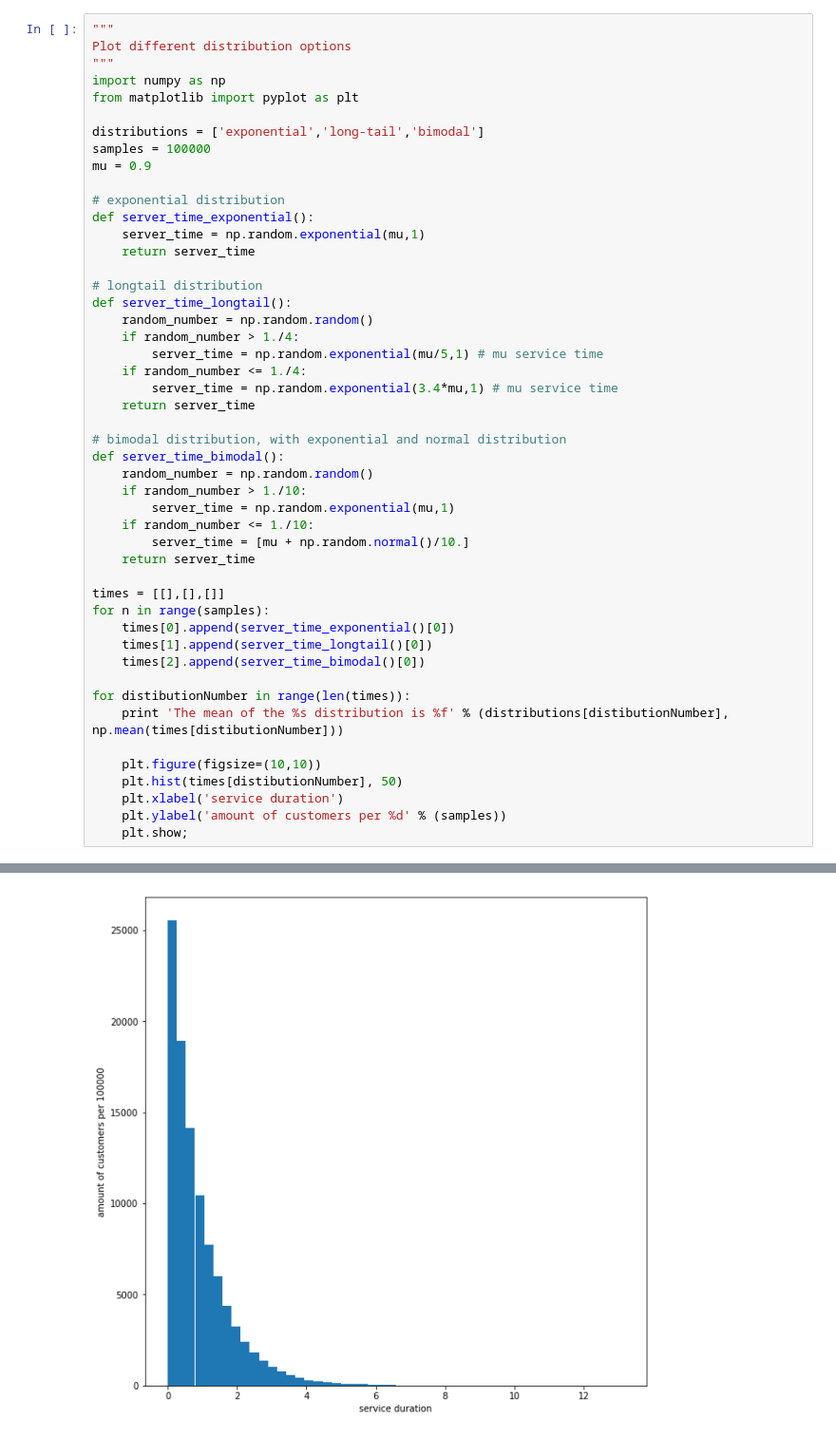
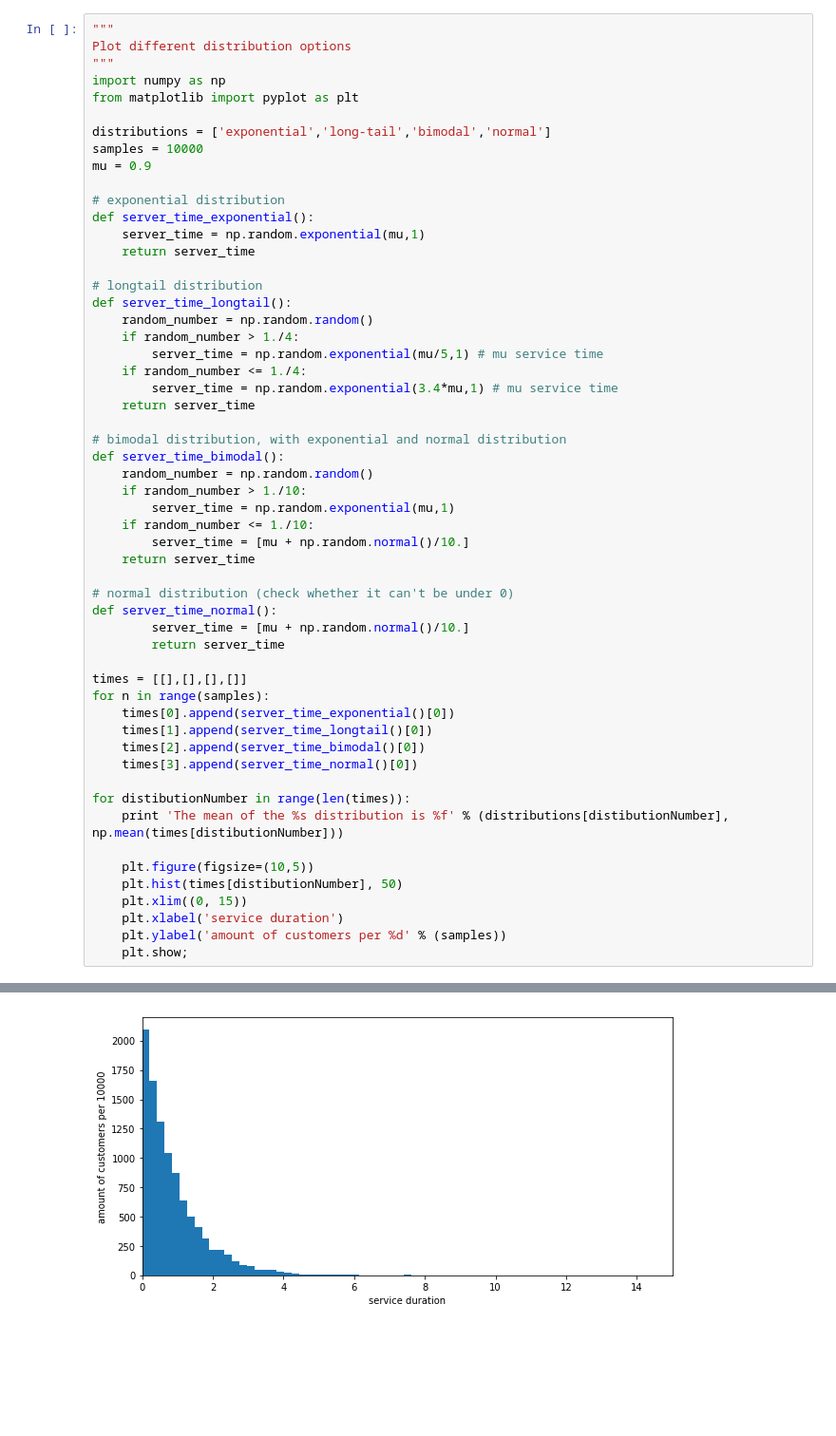
Before and after one commit to jasperdenduijf/StoSim, a Jupyter notebook: DES/Koen en Jasper ss2 different sampling attempts.ipynb, the cells around one changed output, grey strips where cells are left out. Shown: that part at 95% size. Drawn from its saved outputs; the diff is of its cells as text; blank space fills up the shorter version.

```diff
--- a/DES/Koen en Jasper ss2 different sampling attempts.ipynb
+++ b/DES/Koen en Jasper ss2 different sampling attempts.ipynb
@@ -283,8 +19,8 @@ Plot different distribution options
 import numpy as np
 from matplotlib import pyplot as plt
 
-distributions = ['exponential','long-tail','bimodal']
-samples = 100000
+distributions = ['exponential','long-tail','bimodal','normal']
+samples = 10000
 mu = 0.9
 
 # exponential distribution
@@ -310,17 +46,24 @@ def server_time_bimodal():
         server_time = [mu + np.random.normal()/10.]
     return server_time
 
-times = [[],[],[]]
+# normal distribution (check whether it can't be under 0)
+def server_time_normal():
+        server_time = [mu + np.random.normal()/10.]
+        return server_time
+
+times = [[],[],[],[]]
 for n in range(samples):
     times[0].append(server_time_exponential()[0])
     times[1].append(server_time_longtail()[0])
     times[2].append(server_time_bimodal()[0])
+    times[3].append(server_time_normal()[0])
 
 for distibutionNumber in range(len(times)):
     print 'The mean of the %s distribution is %f' % (distributions[distibutionNumber], np.mean(times[distibutionNumber]))
 
-    plt.figure(figsize=(10,10))
+    plt.figure(figsize=(10,5))
     plt.hist(times[distibutionNumber], 50)
+    plt.xlim((0, 15))
     plt.xlabel('service duration')
     plt.ylabel('amount of customers per %d' % (samples))
     plt.show;
@@ -331 +75 @@ The mean of the bimodal distribution is 0.902371
-[figure, old version]
+[figure, new version]
```
Also changed, not shown: parts of 29 cells of this notebook, 11 other files.
